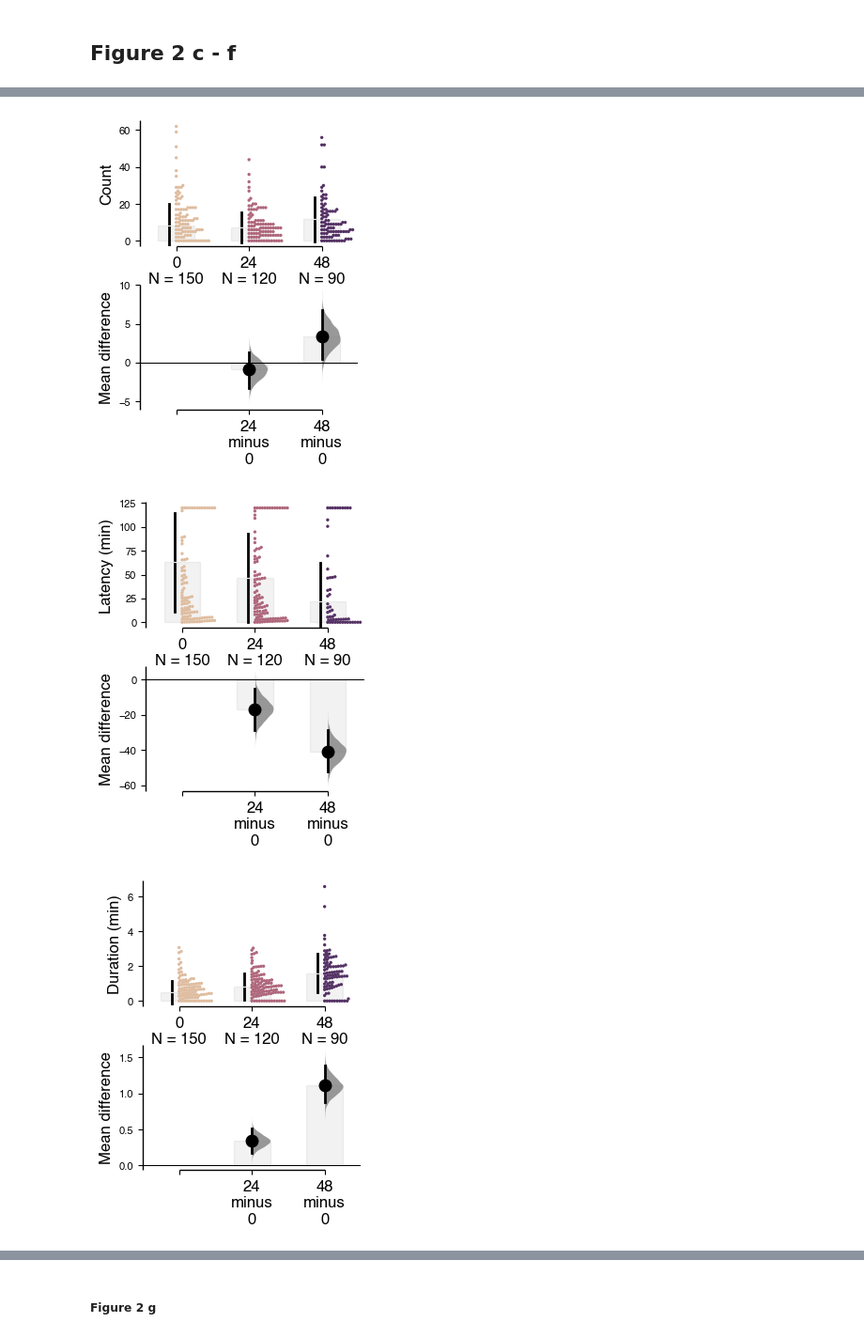
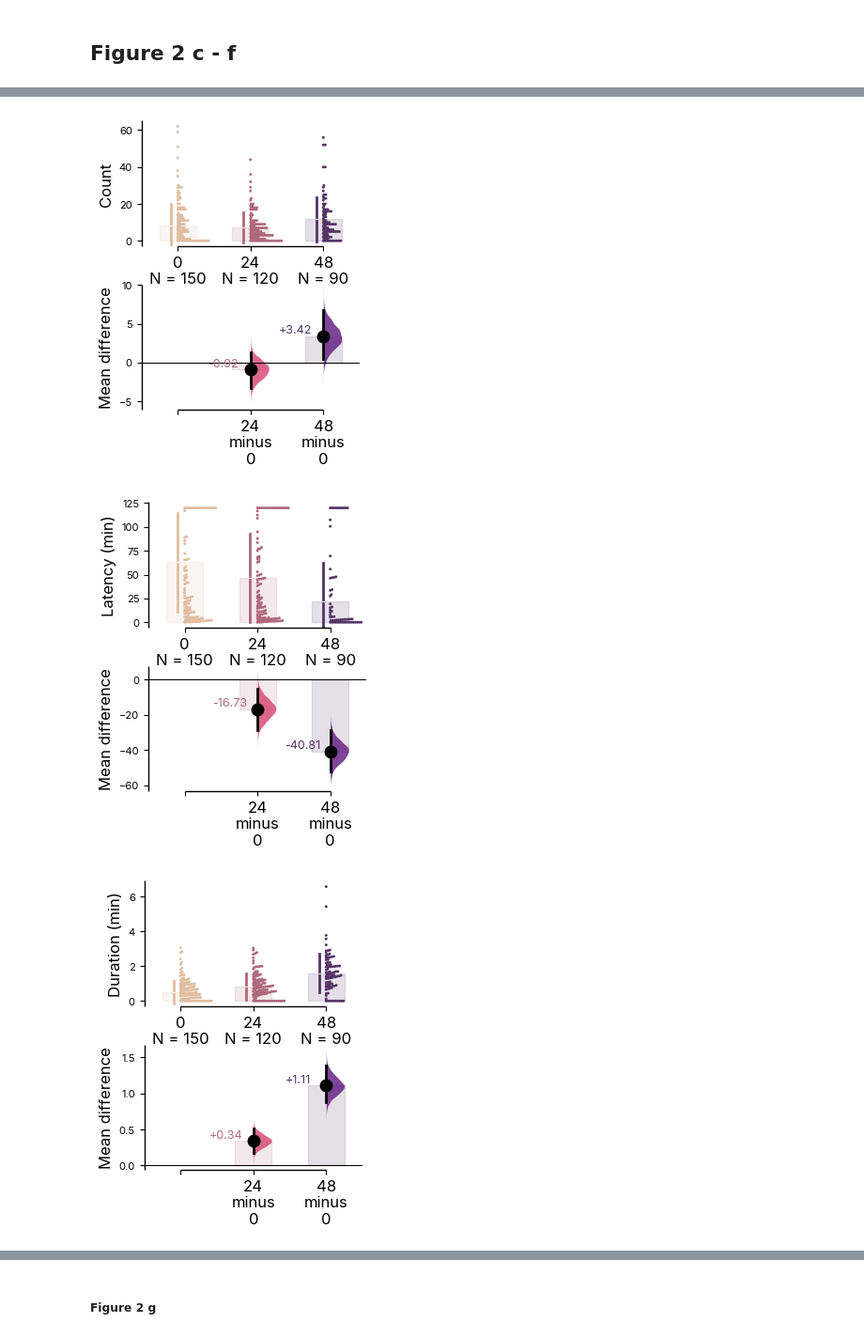
Before and after one commit to sangyu/Holophenotype5HT, a Jupyter notebook: nbs/01_Figures/01_Setup.ipynb, the cells around one changed output, grey strips where cells are left out. Shown at 94% size. Cells and saved outputs as stored; diff of their text form; code cells hidden in the pictures.

Commit message:
Adjusted contrast bars and delta text
using feat_contrast_bars branch

```diff
--- a/nbs/01_Figures/01_Setup.ipynb
+++ b/nbs/01_Figures/01_Setup.ipynb
@@ -481,46 +481,51 @@ f.savefig(figurepath+ 'cooreg'+'.svg', dpi = 300)
 # %% [markdown]
 ## Figure 2 c - f
 # %%
+contrastbar_alpha = .15
+rm_size = .3
+dt_kwargs = {'ha':'center','va': 'bottom', 'fontsize': 9, 'x_location': 'left'}
+cb_kwargs = {'alpha':contrastbar_alpha}
+sb_kwargs = {'alpha':contrastbar_alpha}
+
 WTStarvedPalette = {'0':sns.color_palette("magma")[5], '24':sns.color_palette("magma")[3], '48':sns.color_palette("magma")[1]}
-setFont('Helvetica', 8)
+setFont('inter', 8)
 vWT = dabest.load(w1118, x = 'Starvation', y = 'Volume', idx = ('0', '24', '48'))
-fvWT = vWT.mean_diff.plot(color_col='Starvation', swarm_label= 'Volume (nL)', custom_palette = WTStarvedPalette,  contrast_bars_kwargs= {'alpha':.05}, swarm_bars_kwargs={'alpha':.05}, raw_marker_size=.5,   fig_size = (3, 4))
+fvWT = vWT.mean_diff.plot(swarm_label= 'Volume (nL)', custom_palette = WTStarvedPalette, delta_text_kwargs =dt_kwargs, contrast_bars_kwargs= cb_kwargs, swarm_bars_kwargs= sb_kwargs, raw_marker_size=rm_size,   fig_size = (3, 4))
 fvWT.savefig(figurepath+ 'vWT'+'.svg')
 
 msWT = dabest.load(w1118, x = 'Starvation', y = 'Meal Size', idx = ('0', '24', '48'))
-fmsWT = msWT.mean_diff.plot(color_col='Starvation', swarm_label= 'Meal Size (nL)', custom_palette = WTStarvedPalette,  contrast_bars_kwargs= {'alpha':.05}, swarm_bars_kwargs={'alpha':.05}, raw_marker_size=.5,   fig_size = (3, 4))
+fmsWT = msWT.mean_diff.plot( swarm_label= 'Meal Size (nL)', custom_palette = WTStarvedPalette,  delta_text_kwargs =dt_kwargs, contrast_bars_kwargs= cb_kwargs, swarm_bars_kwargs= sb_kwargs, raw_marker_size=rm_size,   fig_size = (3, 4))
 fmsWT.savefig(figurepath+ 'msWT'+'.svg')
 
 cWT = dabest.load(w1118, x = 'Starvation', y = 'Count', idx = ('0', '24', '48'))
-fcWT = cWT.mean_diff.plot(color_col='Starvation', swarm_label= 'Count', custom_palette = WTStarvedPalette,  contrast_bars_kwargs= {'alpha':.05}, swarm_bars_kwargs={'alpha':.05}, raw_marker_size=.5,  fig_size = (3, 4))
+fcWT = cWT.mean_diff.plot( swarm_label= 'Count', custom_palette = WTStarvedPalette,  delta_text_kwargs =dt_kwargs, contrast_bars_kwargs= cb_kwargs, swarm_bars_kwargs= sb_kwargs, raw_marker_size=rm_size,  fig_size = (3, 4))
 fcWT.savefig(figurepath+ 'cWT'+'.svg')
 
 lWT = dabest.load(w1118, x = 'Starvation', y = 'Latency', idx = ('0', '24', '48'))
-flWT = lWT.mean_diff.plot(color_col='Starvation', swarm_label= 'Latency (min)', custom_palette = WTStarvedPalette,  contrast_bars_kwargs= {'alpha':.05}, swarm_bars_kwargs={'alpha':.05}, raw_marker_size=.5,  fig_size = (3, 4))
+flWT = lWT.mean_diff.plot(swarm_label= 'Latency (min)', custom_palette = WTStarvedPalette,  delta_text_kwargs =dt_kwargs, contrast_bars_kwargs= cb_kwargs, swarm_bars_kwargs= sb_kwargs, raw_marker_size=rm_size,  fig_size = (3, 4))
 flWT.savefig(figurepath+ 'lWT'+'.svg')
 
 dWT = dabest.load(w1118, x = 'Starvation', y = 'Duration', idx = ('0', '24', '48'))
-fdWT = dWT.mean_diff.plot(color_col='Starvation', swarm_label= 'Duration (min)', custom_palette = WTStarvedPalette,  contrast_bars_kwargs= {'alpha':.05}, swarm_bars_kwargs={'alpha':.05}, raw_marker_size=.5,  fig_size = (3, 4))
+fdWT = dWT.mean_diff.plot( swarm_label= 'Duration (min)', custom_palette = WTStarvedPalette,  delta_text_kwargs =dt_kwargs, contrast_bars_kwargs= cb_kwargs, swarm_bars_kwargs= sb_kwargs, raw_marker_size=rm_size,  fig_size = (3, 4))
 fdWT.savefig(figurepath+ 'dWT'+'.svg')
 
 spWT = dabest.load(w1118, x = 'Starvation', y = 'Speed', idx = ('0', '24', '48'))
-fspWT = spWT.mean_diff.plot(color_col='Starvation', swarm_label= 'Speed (mm/s)', custom_palette = WTStarvedPalette,  contrast_bars_kwargs= {'alpha':.05}, swarm_bars_kwargs={'alpha':.05}, raw_marker_size=.5,   fig_size = (3, 4))
+fspWT = spWT.mean_diff.plot(swarm_label= 'Speed (mm/s)', custom_palette = WTStarvedPalette, delta_text_kwargs =dt_kwargs, contrast_bars_kwargs= cb_kwargs, swarm_bars_kwargs= sb_kwargs, raw_marker_size=rm_size,   fig_size = (3, 4))
 fspWT.savefig(figurepath+ 'spWT'+'.svg')
 
 periWT = dabest.load(w1118, x = 'Starvation', y = 'Perifeed Speed Ratio', idx = ('0', '24', '48'))
-fperiWT = periWT.mean_diff.plot(color_col='Starvation', swarm_label= 'Peri Ratio', custom_palette = WTStarvedPalette,  contrast_bars_kwargs= {'alpha':.05}, swarm_bars_kwargs={'alpha':.05}, raw_marker_size=.5,  fig_size = (3, 4))
+fperiWT = periWT.mean_diff.plot(swarm_label= 'Peri Ratio', custom_palette = WTStarvedPalette,  delta_text_kwargs =dt_kwargs, contrast_bars_kwargs= cb_kwargs, swarm_bars_kwargs= sb_kwargs, raw_marker_size=rm_size,  fig_size = (3, 4))
 fperiWT.savefig(figurepath+ 'periRatioWT'+'.svg')
 
 fsWT = dabest.load(w1118, x = 'Starvation', y = 'Feed Speed', idx = ('0', '24', '48'))
-ffsWT = fsWT.mean_diff.plot(color_col='Starvation',  swarm_label= 'Feed Speed (nL/s)', custom_palette = WTStarvedPalette,
-                        contrast_bars_kwargs= {'alpha':.05}, swarm_bars_kwargs={'alpha':.05}, raw_marker_size=.5,  fig_size = (3, 4))
+ffsWT = fsWT.mean_diff.plot( swarm_label= 'Feed Speed (nL/s)', custom_palette = WTStarvedPalette,
+                        delta_text_kwargs =dt_kwargs, contrast_bars_kwargs= cb_kwargs, swarm_bars_kwargs= sb_kwargs, raw_marker_size=rm_size,  fig_size = (3, 4))
 ffsWT.savefig(figurepath+ 'fsWT'+'.svg')
 
 fsWT = dabest.load(w1118, x = 'Starvation', y = 'Feed Speed', idx = ('0', '24', '48'))
-ffsWT = fsWT.mean_diff.plot(color_col='Starvation',
-                            swarm_label= 'Feed Speed (nL/s)',
+ffsWT = fsWT.mean_diff.plot(swarm_label= 'Feed Speed (nL/s)',
                             custom_palette = WTStarvedPalette,
-                             contrast_bars_kwargs= {'alpha':.05}, swarm_bars_kwargs={'alpha':.05}, raw_marker_size=.5,
+                             delta_text_kwargs =dt_kwargs, contrast_bars_kwargs= cb_kwargs, swarm_bars_kwargs= sb_kwargs, raw_marker_size=rm_size,
                             fig_size = (3, 4))
 ffsWT.savefig(figurepath+ 'fsWT'+'.svg')
 # %% [output]
@@ -529,3 +534,3 @@ ffsWT.savefig(figurepath+ 'fsWT'+'.svg')
-[figure, old version]
+[figure, new version]
-[figure, old version]
+[figure, new version]
-[figure, old version]
+[figure, new version]
```
Also changed, not shown: parts of 10 cells of this notebook, 3 other files.
